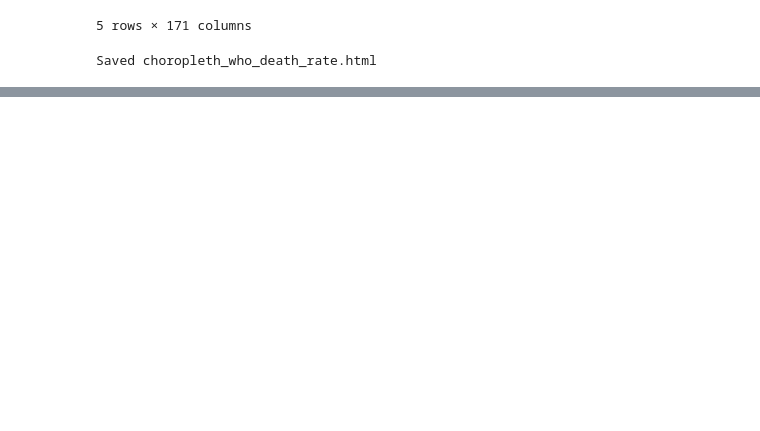
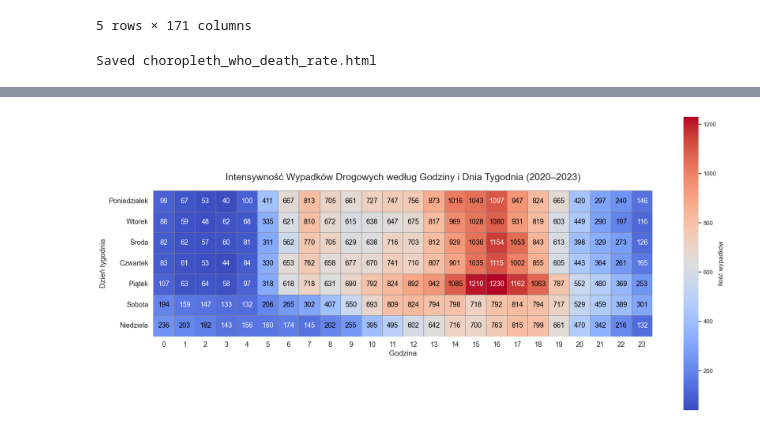
Before and after one commit to JankData/car-accidents-visualizations, a Jupyter notebook: notebooks/wypadki1.ipynb, the cells around one changed output, grey strips where cells are left out. Cells and saved outputs as stored; diff of their text form; code cells hidden in the pictures; blank space fills up the shorter version.

Commit message:
Added heatmap

```diff
--- a/notebooks/wypadki1.ipynb
+++ b/notebooks/wypadki1.ipynb
@@ -225,0 +245,4 @@ Saved choropleth_who_death_rate.html
+# %%
+df['hour'] = df['datetime'].dt.hour
+df['weekday'] = df['datetime'].dt.dayofweek
+df.head(6)
@@ -225,0 +258,4 @@ Saved choropleth_who_death_rate.html
+# %%
+weekday_names = ['Poniedziałek','Wtorek','Środa','Czwartek','Piątek','Sobota','Niedziela']
+df['weekday_name'] = df['weekday'].map(lambda x: weekday_names[x])
+df.head()
@@ -225,0 +270,9 @@ Saved choropleth_who_death_rate.html
+# %%
+heatmap_data = df.pivot_table(
+    index='weekday_name',
+    columns='hour',
+    values='datetime',
+    aggfunc='count',
+    fill_value=0
+)
+heatmap_data
@@ -225,0 +290,40 @@ Saved choropleth_who_death_rate.html
+# %%
+ordered_days = ['Poniedziałek','Wtorek','Środa','Czwartek','Piątek','Sobota','Niedziela']
+heatmap_data = heatmap_data.loc[ordered_days]
+# %%
+plt.figure(figsize=(18, 8))
+sns.set_theme(style="white")
+
+ax = sns.heatmap(
+    heatmap_data,
+    cmap="coolwarm",
+    linewidths=0.5,
+    linecolor='gray',
+    cbar_kws={'label': 'Ilość wypadków'},
+    square=True,
+    annot=True,
+    fmt='d',
+    annot_kws={"fontsize": 13}
+)
+
+cmap = plt.get_cmap("coolwarm")
+norm = plt.Normalize(vmin=heatmap_data.values.min(), vmax=heatmap_data.values.max())
+
+for text in ax.texts:
+    val = float(text.get_text())
+    r, g, b, _ = cmap(norm(val))
+    brightness = 0.299*r + 0.587*g + 0.114*b
+    text.set_color('black' if brightness > 0.5 else 'white')
+
+ax.set_title("Intensywność Wypadków Drogowych według Godziny i Dnia Tygodnia (2020–2023)", fontsize=18, pad=20)
+ax.set_xlabel("Godzina", fontsize=14)
+ax.set_ylabel("Dzień tygodnia", fontsize=14)
+
+ax.tick_params(axis='x', labelsize=13)
+ax.tick_params(axis='y', labelsize=13)
+
+plt.tight_layout()
+plt.savefig('heatmap_wypadki.png')
+plt.show()
+# %% [output]
+[figure, added]
```
Also changed, not shown: parts of 7 cells of this notebook.
